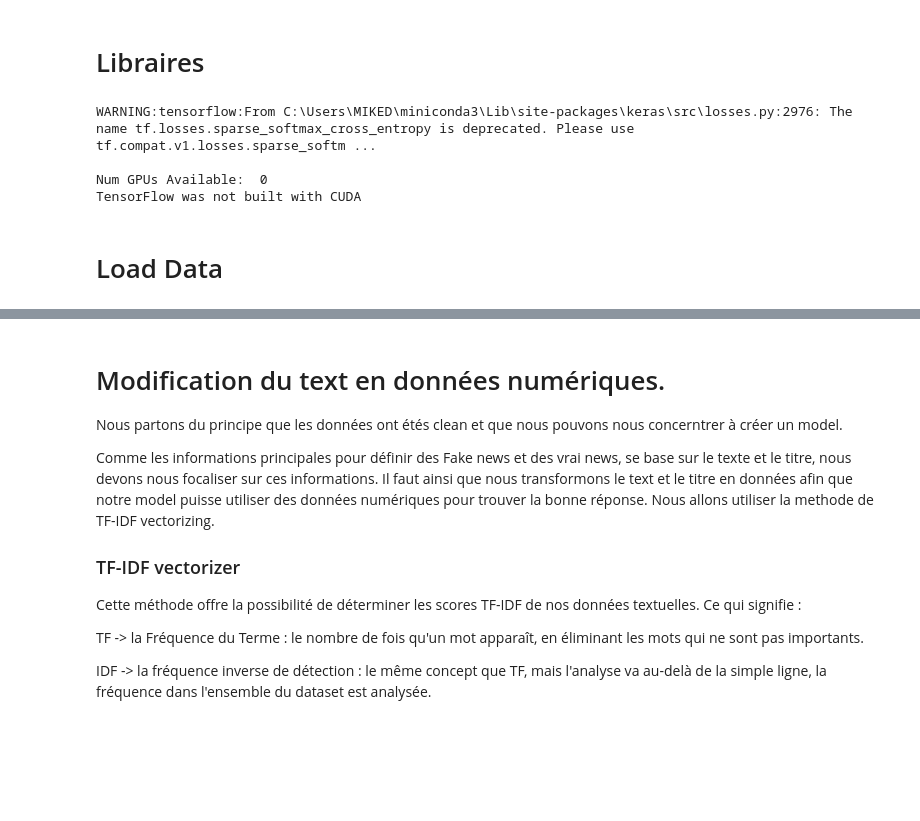
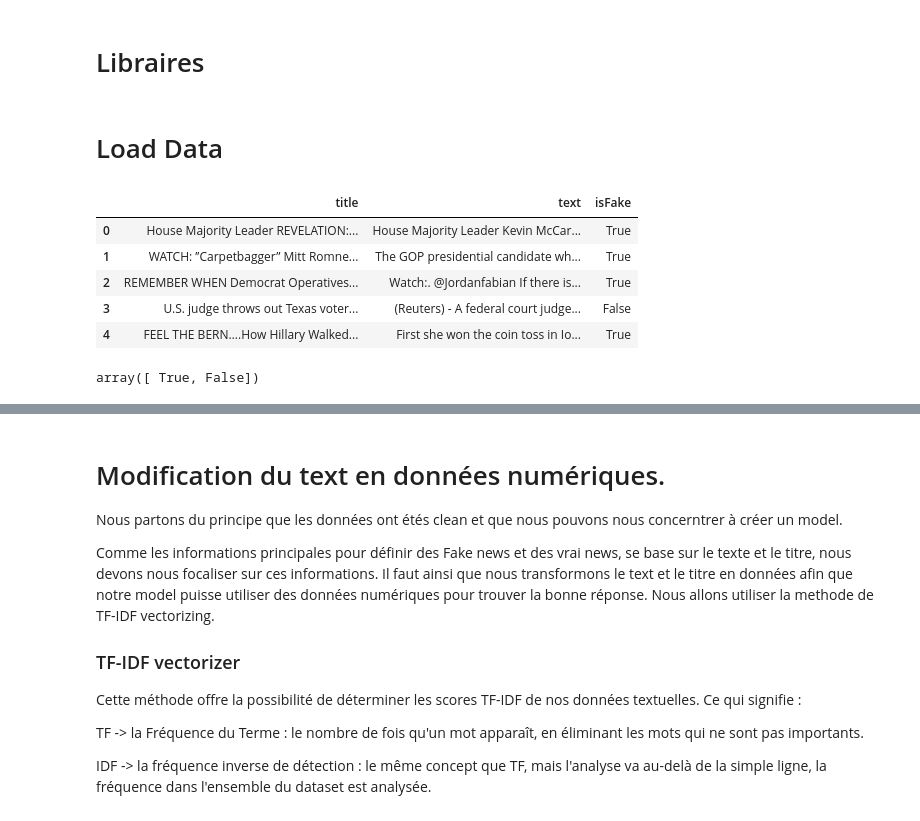
Before and after one commit to BatataNatna/Deep_Fake_project_2024, a Jupyter notebook: model_passive_agressive.ipynb, the cells around one changed output, grey strips where cells are left out. Saved outputs shown, nothing was run; the diff lists cells and outputs as text; code cells hidden in the pictures; blank space fills up the shorter version.

```diff
--- a/model_passive_agressive.ipynb
+++ b/model_passive_agressive.ipynb
@@ -1,15 +1,2 @@
 # %% [markdown]
 # Libraires
-# %%
-import tensorflow as tf
-
-print("Num GPUs Available: ", len(tf.config.list_physical_devices('GPU')))
-if tf.test.is_built_with_cuda():
-    print("TensorFlow was built with CUDA")
-else:
-    print("TensorFlow was not built with CUDA")
-# %% [output]
-WARNING:tensorflow:From C:\Users\MIKED\miniconda3\Lib\site-packages\keras\src\losses.py:2976: The name tf.losses.sparse_softmax_cross_entropy is deprecated. Please use tf.compat.v1.losses.sparse_softm ...
-
-Num GPUs Available:  0
-TensorFlow was not built with CUDA
@@ -31,5 +31,20 @@ import joblib
 # %% [markdown]
 # Load Data
 # %%
-data=pd.read_csv('title_text.csv').drop(['Unnamed: 0'],axis=1)
+import pandas as pd
+from sklearn.utils import shuffle
+
+data = pd.read_csv('title_text.csv', nrows=None).drop(['Unnamed: 0'], axis=1)
+data.head()
+# %% [output]
+|  | title | text | isFake |
+| 0 | House Majority Leader REVELATION:... | House Majority Leader Kevin McCar... | True |
+| 1 | WATCH: ’’Carpetbagger” Mitt Romne... | The GOP presidential candidate wh... | True |
+| 2 | REMEMBER WHEN Democrat Operatives... | Watch:. @Jordanfabian If there is... | True |
+| 3 | U.S. judge throws out Texas voter... | (Reuters) - A federal court judge... | False |
+| 4 | FEEL THE BERN….How Hillary Walked... | First she won the coin toss in Io... | True |
+# %%
+data['isFake'].unique()
+# %% [output]
+array([ True, False])
 # %%
```
Also changed, not shown: parts of 26 cells of this notebook, 2 other files.
